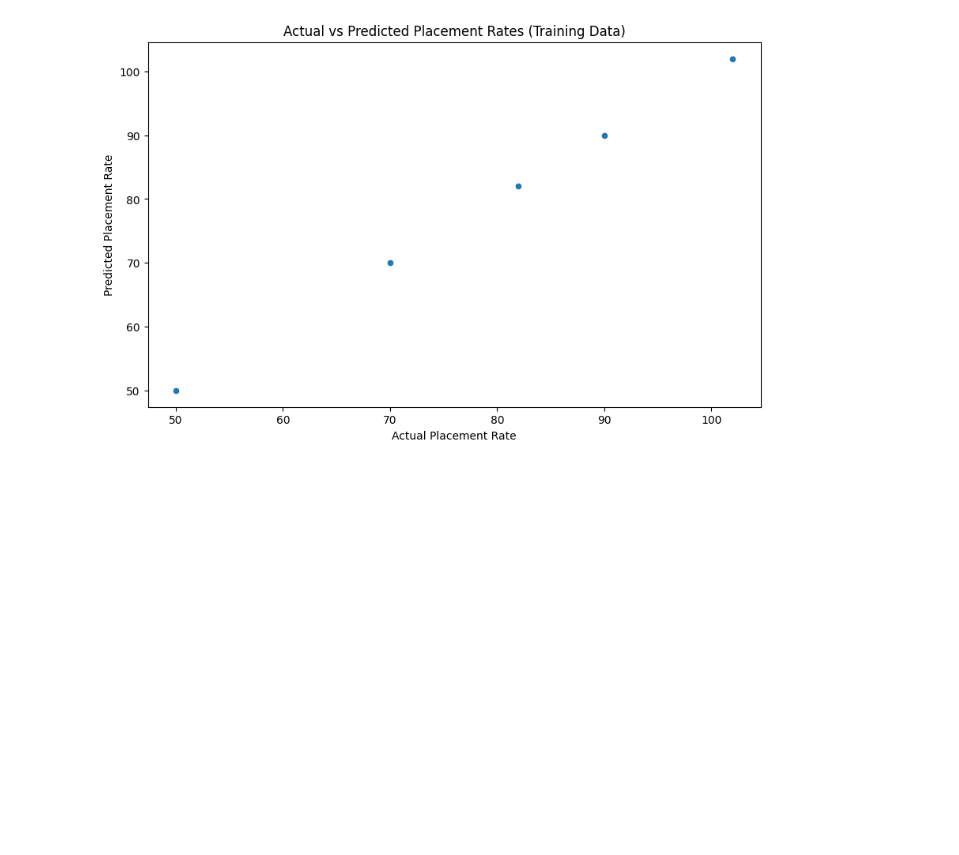
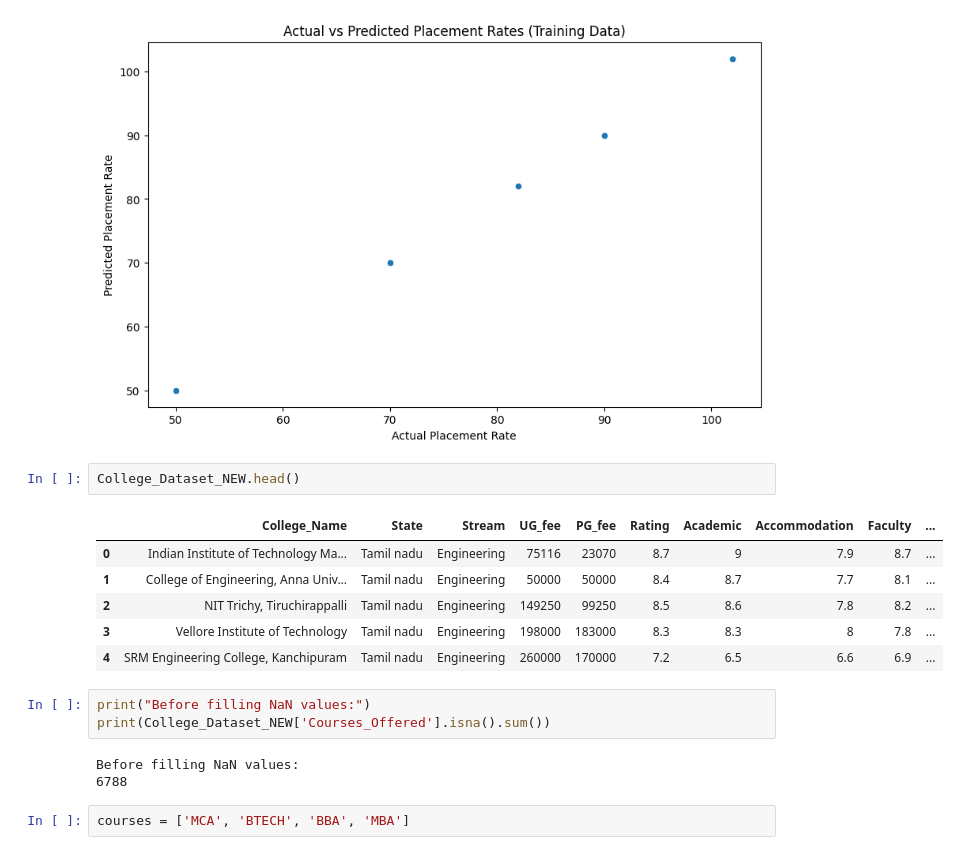
Before and after one commit to Mayank4543/CollegeRanking, a Jupyter notebook: performance0.ipynb, the cells around one changed output. Cells and saved outputs as stored; diff of their text form; blank space fills up the shorter version.

```diff
--- a/performance0.ipynb
+++ b/performance0.ipynb
@@ -747,3 +820,20 @@ plt.show()
 Mean Squared Error (MSE): 4.0389678347315807e-29
 Root Mean Squared Error (RMSE): 6.355287432313019e-15
 [figure]
+# %%
+College_Dataset_NEW.head()
+# %% [output]
+|  | College_Name | State | Stream | UG_fee | PG_fee | Rating | Academic | Accommodation | Faculty | ... |
+| 0 | Indian Institute of Technology Ma... | Tamil nadu | Engineering | 75116 | 23070 | 8.7 | 9 | 7.9 | 8.7 | ... |
+| 1 | College of Engineering, Anna Univ... | Tamil nadu | Engineering | 50000 | 50000 | 8.4 | 8.7 | 7.7 | 8.1 | ... |
+| 2 | NIT Trichy, Tiruchirappalli | Tamil nadu | Engineering | 149250 | 99250 | 8.5 | 8.6 | 7.8 | 8.2 | ... |
+| 3 | Vellore Institute of Technology | Tamil nadu | Engineering | 198000 | 183000 | 8.3 | 8.3 | 8 | 7.8 | ... |
+| 4 | SRM Engineering College, Kanchipuram | Tamil nadu | Engineering | 260000 | 170000 | 7.2 | 6.5 | 6.6 | 6.9 | ... |
+# %%
+print("Before filling NaN values:")
+print(College_Dataset_NEW['Courses_Offered'].isna().sum())
+# %% [output]
+Before filling NaN values:
+6788
+# %%
+courses = ['MCA', 'BTECH', 'BBA', 'MBA']
```
Also changed, not shown: parts of 23 cells of this notebook.
